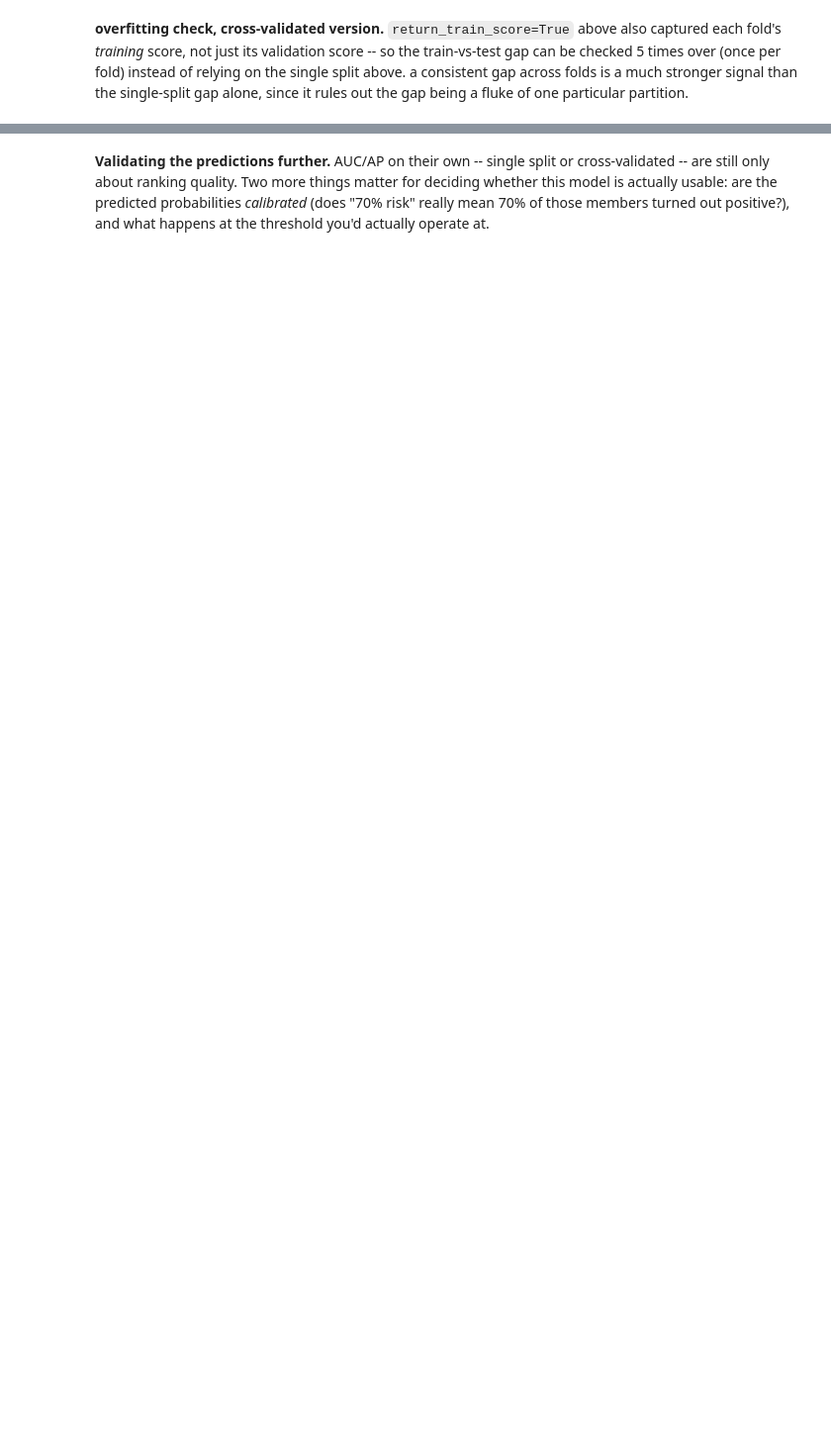
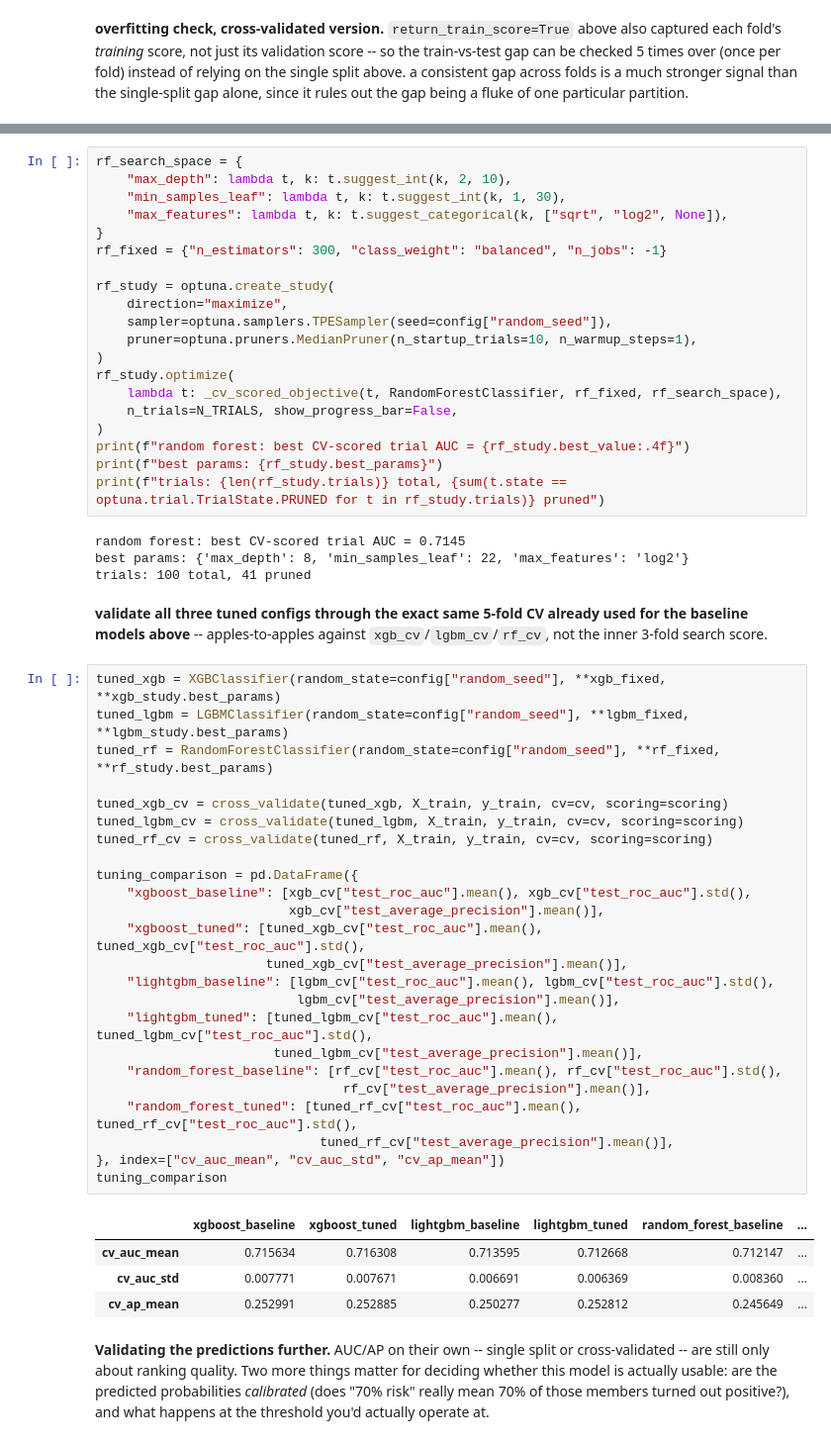
Before and after one commit to nainikagupta02/medicare-risk-pipeline, a Jupyter notebook: notebooks/05_train_models.ipynb, the cells around one changed output, grey strips where cells are left out. Shown at 99% size. Cells and saved outputs as stored; diff of their text form; blank space fills up the shorter version.

```diff
--- a/notebooks/05_train_models.ipynb
+++ b/notebooks/05_train_models.ipynb
@@ -282,3 +470,58 @@ cv_overfit_summary
+# %%
+rf_search_space = {
+    "max_depth": lambda t, k: t.suggest_int(k, 2, 10),
+    "min_samples_leaf": lambda t, k: t.suggest_int(k, 1, 30),
+    "max_features": lambda t, k: t.suggest_categorical(k, ["sqrt", "log2", None]),
+}
+rf_fixed = {"n_estimators": 300, "class_weight": "balanced", "n_jobs": -1}
+
+rf_study = optuna.create_study(
+    direction="maximize",
+    sampler=optuna.samplers.TPESampler(seed=config["random_seed"]),
+    pruner=optuna.pruners.MedianPruner(n_startup_trials=10, n_warmup_steps=1),
+)
+rf_study.optimize(
+    lambda t: _cv_scored_objective(t, RandomForestClassifier, rf_fixed, rf_search_space),
+    n_trials=N_TRIALS, show_progress_bar=False,
+)
+print(f"random forest: best CV-scored trial AUC = {rf_study.best_value:.4f}")
+print(f"best params: {rf_study.best_params}")
+print(f"trials: {len(rf_study.trials)} total, {sum(t.state == optuna.trial.TrialState.PRUNED for t in rf_study.trials)} pruned")
+# %% [output]
+random forest: best CV-scored trial AUC = 0.7145
+best params: {'max_depth': 8, 'min_samples_leaf': 22, 'max_features': 'log2'}
+trials: 100 total, 41 pruned
+# %% [markdown]
+**validate all three tuned configs through the exact same 5-fold CV already used for the baseline models above** -- apples-to-apples against `xgb_cv`/`lgbm_cv`/`rf_cv`, not the inner 3-fold search score.
+# %%
+tuned_xgb = XGBClassifier(random_state=config["random_seed"], **xgb_fixed, **xgb_study.best_params)
+tuned_lgbm = LGBMClassifier(random_state=config["random_seed"], **lgbm_fixed, **lgbm_study.best_params)
+tuned_rf = RandomForestClassifier(random_state=config["random_seed"], **rf_fixed, **rf_study.best_params)
+
+tuned_xgb_cv = cross_validate(tuned_xgb, X_train, y_train, cv=cv, scoring=scoring)
+tuned_lgbm_cv = cross_validate(tuned_lgbm, X_train, y_train, cv=cv, scoring=scoring)
+tuned_rf_cv = cross_validate(tuned_rf, X_train, y_train, cv=cv, scoring=scoring)
+
+tuning_comparison = pd.DataFrame({
+    "xgboost_baseline": [xgb_cv["test_roc_auc"].mean(), xgb_cv["test_roc_auc"].std(),
+                         xgb_cv["test_average_precision"].mean()],
+    "xgboost_tuned": [tuned_xgb_cv["test_roc_auc"].mean(), tuned_xgb_cv["test_roc_auc"].std(),
+                      tuned_xgb_cv["test_average_precision"].mean()],
+    "lightgbm_baseline": [lgbm_cv["test_roc_auc"].mean(), lgbm_cv["test_roc_auc"].std(),
+                          lgbm_cv["test_average_precision"].mean()],
+    "lightgbm_tuned": [tuned_lgbm_cv["test_roc_auc"].mean(), tuned_lgbm_cv["test_roc_auc"].std(),
+                       tuned_lgbm_cv["test_average_precision"].mean()],
+    "random_forest_baseline": [rf_cv["test_roc_auc"].mean(), rf_cv["test_roc_auc"].std(),
+                                rf_cv["test_average_precision"].mean()],
+    "random_forest_tuned": [tuned_rf_cv["test_roc_auc"].mean(), tuned_rf_cv["test_roc_auc"].std(),
+                             tuned_rf_cv["test_average_precision"].mean()],
+}, index=["cv_auc_mean", "cv_auc_std", "cv_ap_mean"])
+tuning_comparison
+# %% [output]
+|  | xgboost_baseline | xgboost_tuned | lightgbm_baseline | lightgbm_tuned | random_forest_baseline | ... |
+| cv_auc_mean | 0.715634 | 0.716308 | 0.713595 | 0.712668 | 0.712147 | ... |
+| cv_auc_std | 0.007771 | 0.007671 | 0.006691 | 0.006369 | 0.008360 | ... |
+| cv_ap_mean | 0.252991 | 0.252885 | 0.250277 | 0.252812 | 0.245649 | ... |
 # %% [markdown]
 **Validating the predictions further.** AUC/AP on their own -- single split or cross-validated -- are still only about ranking quality. Two more things matter for deciding whether this model is actually usable: are the predicted probabilities *calibrated* (does "70% risk" really mean 70% of those members turned out positive?), and what happens at the threshold you'd actually operate at.
 # %%
```
Also changed, not shown: parts of 23 cells of this notebook, 4 other files.
